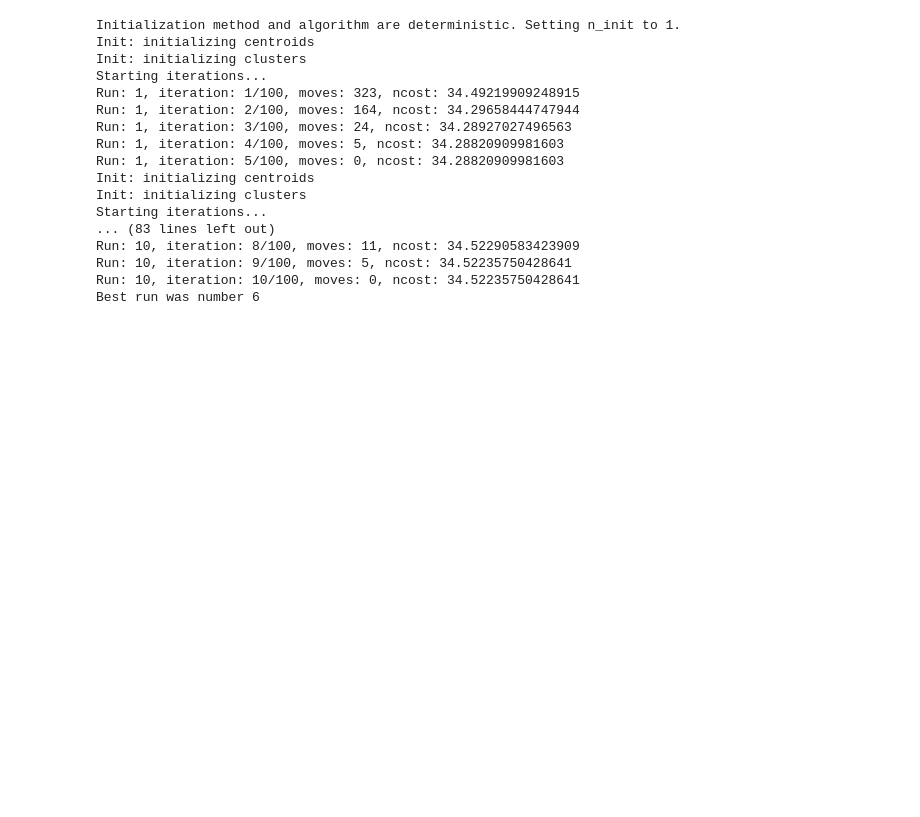
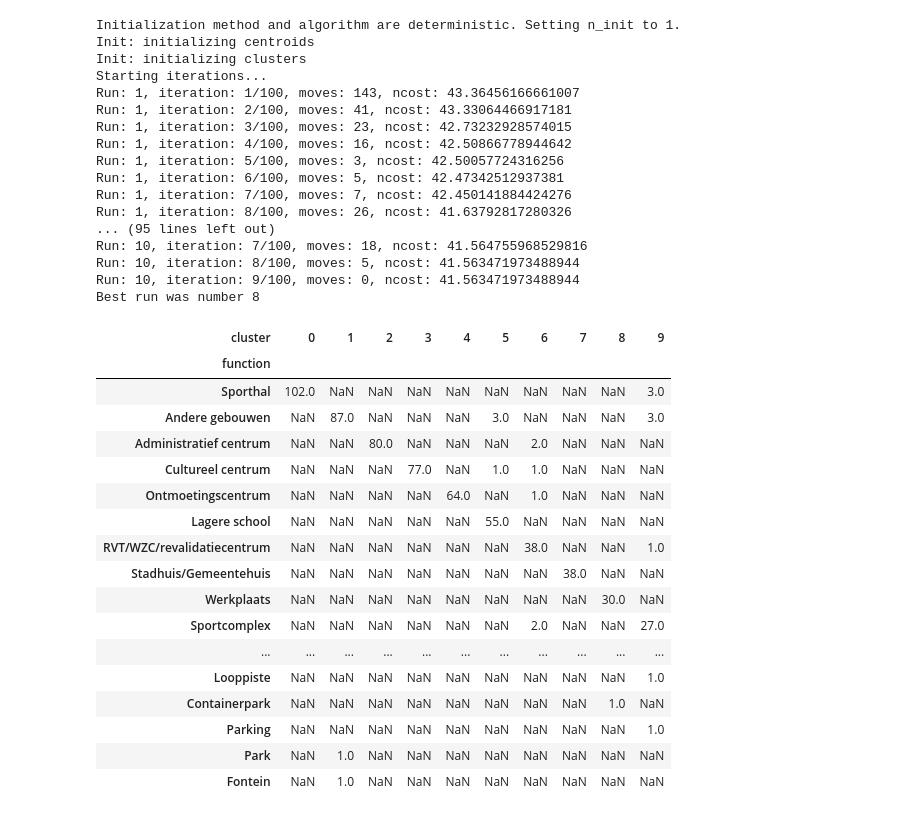
Before and after one commit to EVERGi/SLP_generator, a Jupyter notebook: notebooks/kprototypes.ipynb, the cells around one changed output. Cells and saved outputs as stored; diff of their text form; code cells hidden in the pictures; blank space fills up the shorter version.

```diff
--- a/notebooks/kprototypes.ipynb
+++ b/notebooks/kprototypes.ipynb
@@ -52,25 +57,48 @@ ds
 # %%
-kproto = KPrototypes(n_clusters=6, init='Cao', verbose=2)
-clusters = kproto.fit_predict(ds, categorical=[2])
+kproto = KPrototypes(n_clusters=10, init='Cao', verbose=2)
+clusters = kproto.fit_predict(ds, categorical=[3])
 features['cluster'] = clusters
 # %% [output]
 Initialization method and algorithm are deterministic. Setting n_init to 1.
 Init: initializing centroids
 Init: initializing clusters
 Starting iterations...
-Run: 1, iteration: 1/100, moves: 323, ncost: 34.49219909248915
-Run: 1, iteration: 2/100, moves: 164, ncost: 34.29658444747944
-Run: 1, iteration: 3/100, moves: 24, ncost: 34.28927027496563
-Run: 1, iteration: 4/100, moves: 5, ncost: 34.28820909981603
-Run: 1, iteration: 5/100, moves: 0, ncost: 34.28820909981603
-Init: initializing centroids
-Init: initializing clusters
-Starting iterations...
-... (83 lines left out)
-Run: 10, iteration: 8/100, moves: 11, ncost: 34.52290583423909
-Run: 10, iteration: 9/100, moves: 5, ncost: 34.52235750428641
-Run: 10, iteration: 10/100, moves: 0, ncost: 34.52235750428641
-Best run was number 6
+Run: 1, iteration: 1/100, moves: 143, ncost: 43.36456166661007
+Run: 1, iteration: 2/100, moves: 41, ncost: 43.33064466917181
+Run: 1, iteration: 3/100, moves: 23, ncost: 42.73232928574015
+Run: 1, iteration: 4/100, moves: 16, ncost: 42.50866778944642
+Run: 1, iteration: 5/100, moves: 3, ncost: 42.50057724316256
+Run: 1, iteration: 6/100, moves: 5, ncost: 42.47342512937381
+Run: 1, iteration: 7/100, moves: 7, ncost: 42.450141884424276
+Run: 1, iteration: 8/100, moves: 26, ncost: 41.63792817280326
+... (95 lines left out)
+Run: 10, iteration: 7/100, moves: 18, ncost: 41.564755968529816
+Run: 10, iteration: 8/100, moves: 5, ncost: 41.563471973488944
+Run: 10, iteration: 9/100, moves: 0, ncost: 41.563471973488944
+Best run was number 8
+# %%
+# Show  value counts in the function column for each cluster
+counts = features.groupby('cluster').function.value_counts().sort_values(ascending=False).unstack().T
+counts.loc[counts.sum(axis=1).sort_values(ascending=False).index]
+# %% [output]
+| cluster | 0 | 1 | 2 | 3 | 4 | 5 | 6 | 7 | 8 | 9 |
+| function |  |  |  |  |  |  |  |  |  |  |
+| Sporthal | 102.0 | NaN | NaN | NaN | NaN | NaN | NaN | NaN | NaN | 3.0 |
+| Andere gebouwen | NaN | 87.0 | NaN | NaN | NaN | 3.0 | NaN | NaN | NaN | 3.0 |
+| Administratief centrum | NaN | NaN | 80.0 | NaN | NaN | NaN | 2.0 | NaN | NaN | NaN |
+| Cultureel centrum | NaN | NaN | NaN | 77.0 | NaN | 1.0 | 1.0 | NaN | NaN | NaN |
+| Ontmoetingscentrum | NaN | NaN | NaN | NaN | 64.0 | NaN | 1.0 | NaN | NaN | NaN |
+| Lagere school | NaN | NaN | NaN | NaN | NaN | 55.0 | NaN | NaN | NaN | NaN |
+| RVT/WZC/revalidatiecentrum | NaN | NaN | NaN | NaN | NaN | NaN | 38.0 | NaN | NaN | 1.0 |
+| Stadhuis/Gemeentehuis | NaN | NaN | NaN | NaN | NaN | NaN | NaN | 38.0 | NaN | NaN |
+| Werkplaats | NaN | NaN | NaN | NaN | NaN | NaN | NaN | NaN | 30.0 | NaN |
+| Sportcomplex | NaN | NaN | NaN | NaN | NaN | NaN | 2.0 | NaN | NaN | 27.0 |
+| ... | ... | ... | ... | ... | ... | ... | ... | ... | ... | ... |
+| Looppiste | NaN | NaN | NaN | NaN | NaN | NaN | NaN | NaN | NaN | 1.0 |
+| Containerpark | NaN | NaN | NaN | NaN | NaN | NaN | NaN | NaN | 1.0 | NaN |
+| Parking | NaN | NaN | NaN | NaN | NaN | NaN | NaN | NaN | NaN | 1.0 |
+| Park | NaN | 1.0 | NaN | NaN | NaN | NaN | NaN | NaN | NaN | NaN |
+| Fontein | NaN | 1.0 | NaN | NaN | NaN | NaN | NaN | NaN | NaN | NaN |
 # %%
 # Print cluster centroids of the trained model.
 print(kproto.cluster_centroids_)
```
Also changed, not shown: parts of 7 cells of this notebook.
